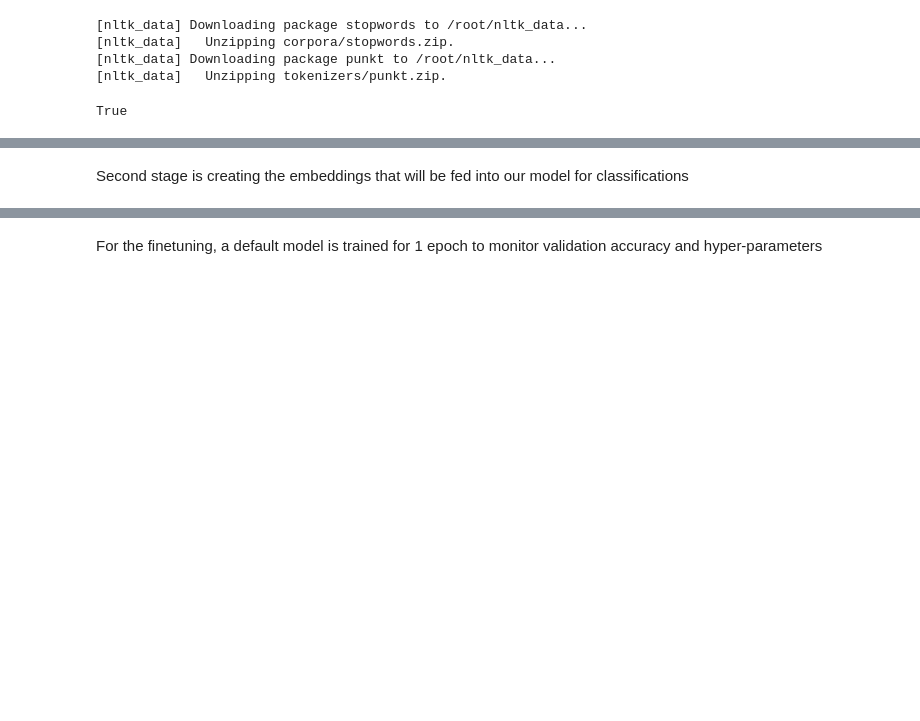
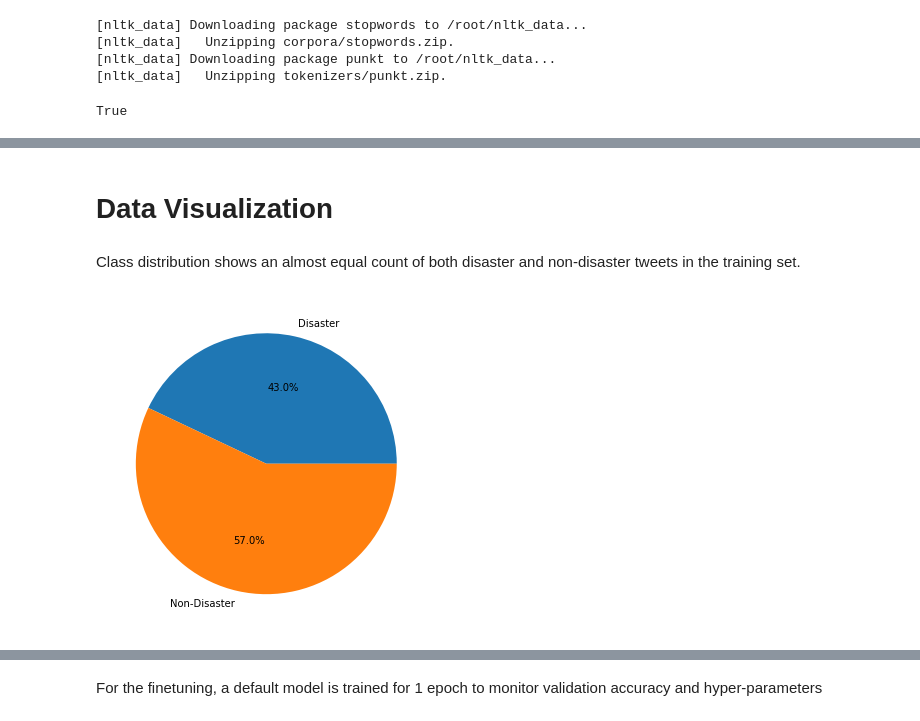
Before and after one commit to lloydoad/disaster-tweet-classifier, a Jupyter notebook: disaster_tweet_classifier.ipynb, the cells around one changed output, grey strips where cells are left out. Drawn from its saved outputs; the diff is of its cells as text; code cells hidden in the pictures; blank space fills up the shorter version.

```diff
--- a/disaster_tweet_classifier.ipynb
+++ b/disaster_tweet_classifier.ipynb
@@ -195,2 +208,0 @@ train.sample(5)
-# %% [markdown]
-Second stage is creating the embeddings that will be fed into our model for classifications
@@ -198,0 +209,12 @@ FullTokenizer = tokenization.FullTokenizer
+# %% [markdown]
+# Data Visualization
+# %% [markdown]
+Class distribution shows an almost equal count of both disaster and non-disaster tweets in the training set.
+# %%
+figure(figsize=(6,6))
+labels = 'Disaster', 'Non-Disaster'
+counts = [train[train.target == 1].shape[0], train[train.target == 0].shape[0]]
+plt.pie(counts, labels=labels, autopct='%1.1f%%')
+plt.show()
+# %% [output]
+[figure, added]
```
Also changed, not shown: parts of 51 cells of this notebook.
